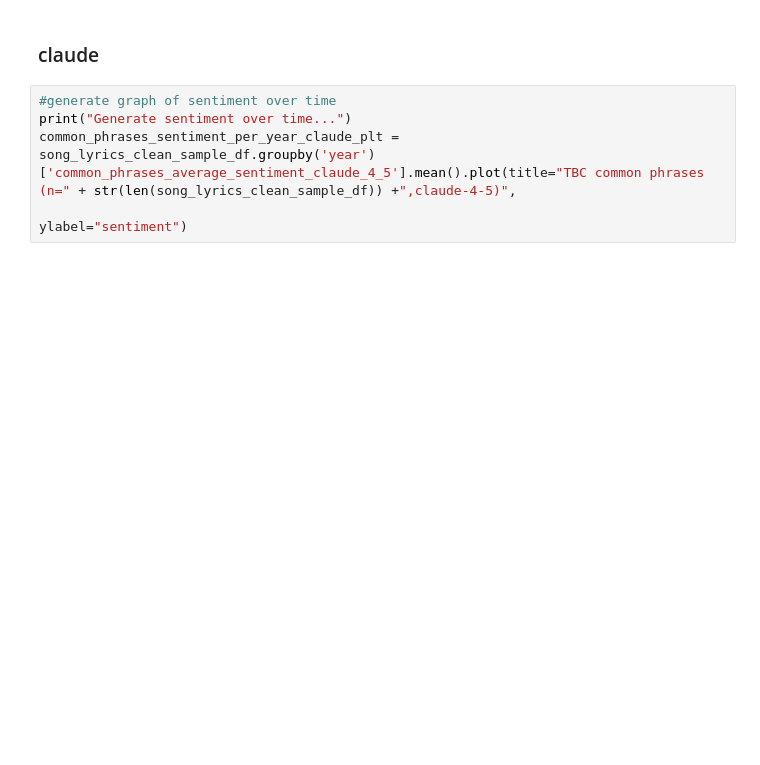
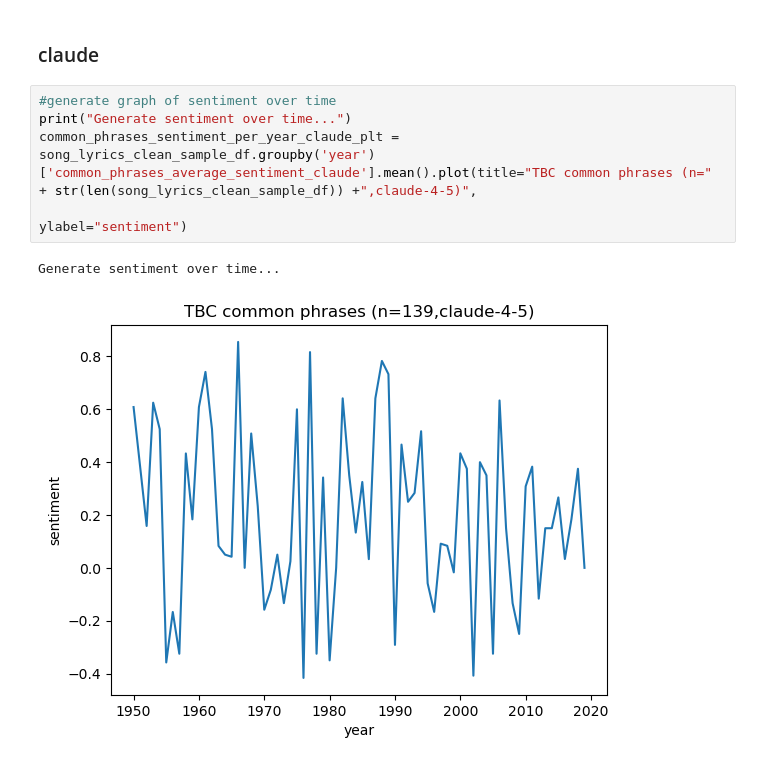
Before and after one commit to wanyakrecipes/lyrical_sentiment, a Jupyter notebook: notebooks/sentiment_across_time.ipynb, the cells around one changed output. Drawn from its saved outputs; the diff is of its cells as text; blank space fills up the shorter version.

```diff
--- a/notebooks/sentiment_across_time.ipynb
+++ b/notebooks/sentiment_across_time.ipynb
@@ -870,5 +913,8 @@ common_phrases_sentiment_per_year_gpt_plt = song_lyrics_clean_sample_df.groupby(
 # %%
 #generate graph of sentiment over time
 print("Generate sentiment over time...")
-common_phrases_sentiment_per_year_claude_plt = song_lyrics_clean_sample_df.groupby('year')['common_phrases_average_sentiment_claude_4_5'].mean().plot(title="TBC common phrases (n=" + str(len(song_lyrics_clean_sample_df)) +",claude-4-5)",
+common_phrases_sentiment_per_year_claude_plt = song_lyrics_clean_sample_df.groupby('year')['common_phrases_average_sentiment_claude'].mean().plot(title="TBC common phrases (n=" + str(len(song_lyrics_clean_sample_df)) +",claude-4-5)",
                                                                                                                                               ylabel="sentiment")
+# %% [output]
+Generate sentiment over time...
+[figure, added]
```
Also changed, not shown: parts of 9 cells of this notebook.
